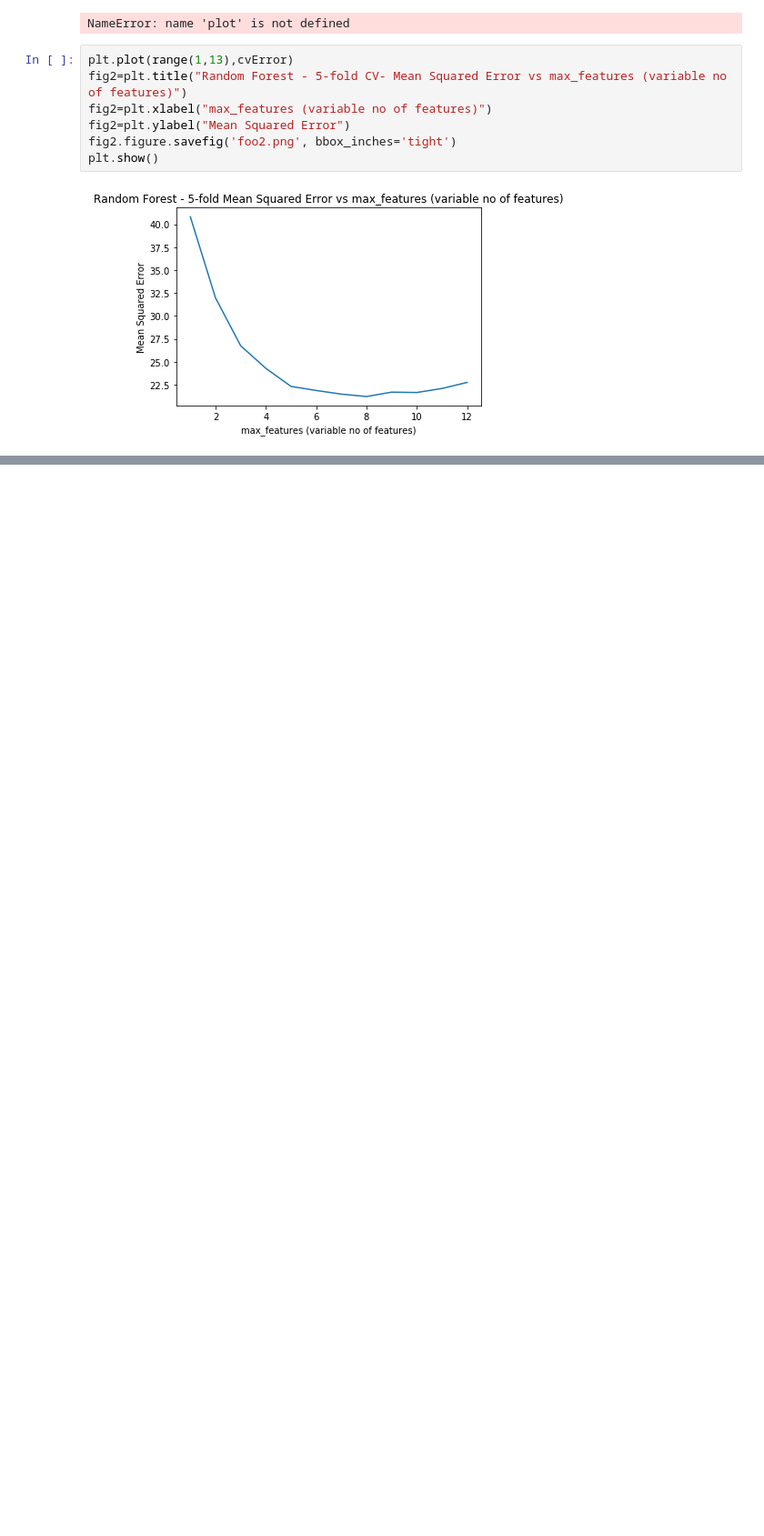
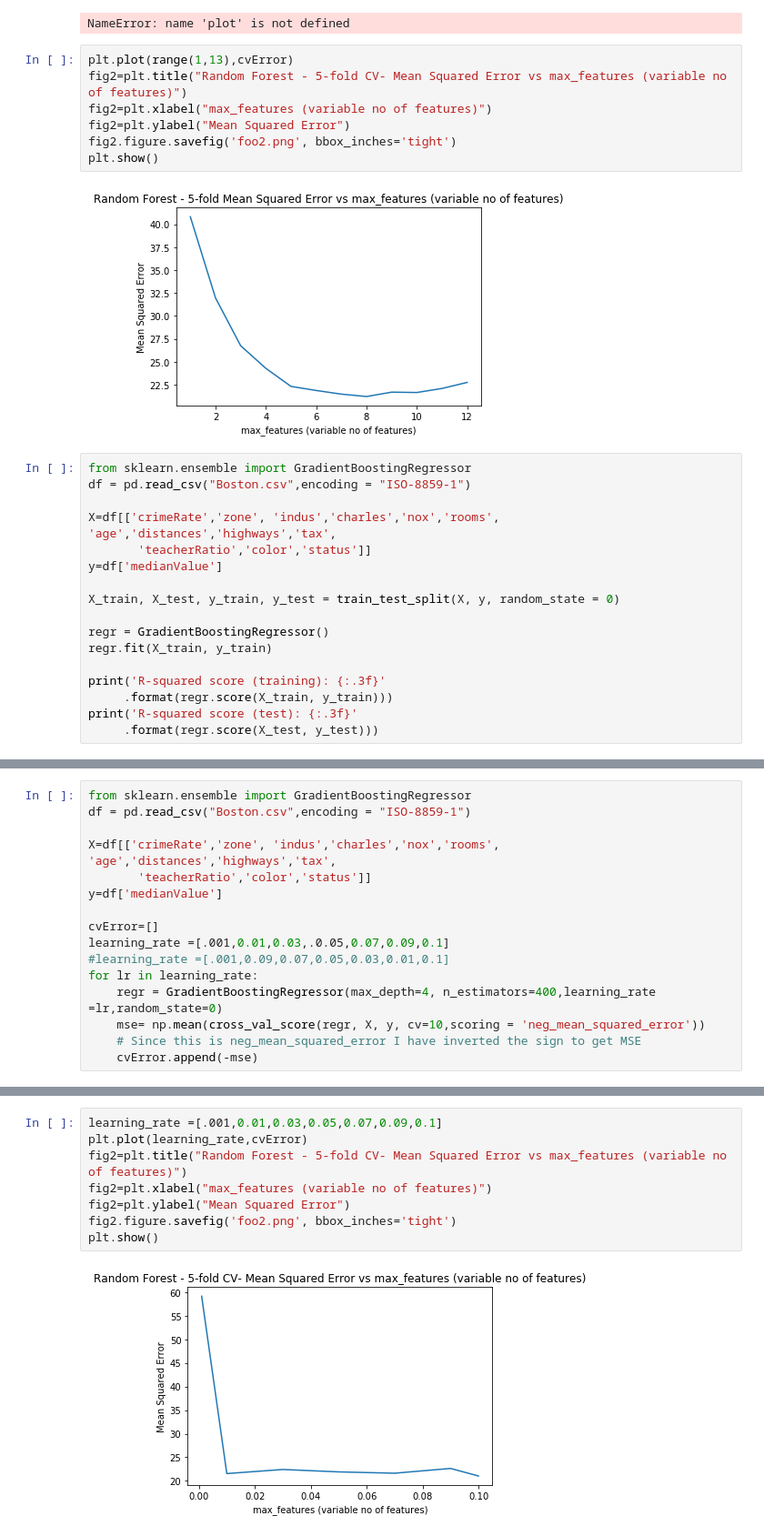
Before and after one commit to tvganesh/RPython-Part5, a Jupyter notebook: RandPython-Part5.ipynb, the cells around one changed output, grey strips where cells are left out. Shown at 91% size. Cells and saved outputs as stored; diff of their text form; blank space fills up the shorter version.

```diff
--- a/RandPython-Part5.ipynb
+++ b/RandPython-Part5.ipynb
@@ -237,3 +237,20 @@ fig2.figure.savefig('foo2.png', bbox_inches='tight')
 plt.show()
 # %% [output]
 [figure]
+# %%
+from sklearn.ensemble import GradientBoostingRegressor
+df = pd.read_csv("Boston.csv",encoding = "ISO-8859-1")
+
+X=df[['crimeRate','zone', 'indus','charles','nox','rooms', 'age','distances','highways','tax',
+       'teacherRatio','color','status']]
+y=df['medianValue']
+
+X_train, X_test, y_train, y_test = train_test_split(X, y, random_state = 0)
+
+regr = GradientBoostingRegressor()
+regr.fit(X_train, y_train)
+
+print('R-squared score (training): {:.3f}'
+     .format(regr.score(X_train, y_train)))
+print('R-squared score (test): {:.3f}'
+     .format(regr.score(X_test, y_test)))
@@ -239,0 +260,16 @@ plt.show()
+# %%
+from sklearn.ensemble import GradientBoostingRegressor
+df = pd.read_csv("Boston.csv",encoding = "ISO-8859-1")
+
+X=df[['crimeRate','zone', 'indus','charles','nox','rooms', 'age','distances','highways','tax',
+       'teacherRatio','color','status']]
+y=df['medianValue']
+
+cvError=[]
+learning_rate =[.001,0.01,0.03,.0.05,0.07,0.09,0.1]
+#learning_rate =[.001,0.09,0.07,0.05,0.03,0.01,0.1]
+for lr in learning_rate:
+    regr = GradientBoostingRegressor(max_depth=4, n_estimators=400,learning_rate =lr,random_state=0)
+    mse= np.mean(cross_val_score(regr, X, y, cv=10,scoring = 'neg_mean_squared_error'))
+    # Since this is neg_mean_squared_error I have inverted the sign to get MSE
+    cvError.append(-mse)
@@ -239,0 +290,10 @@ plt.show()
+# %%
+learning_rate =[.001,0.01,0.03,0.05,0.07,0.09,0.1]
+plt.plot(learning_rate,cvError)
+fig2=plt.title("Random Forest - 5-fold CV- Mean Squared Error vs max_features (variable no of features)")
+fig2=plt.xlabel("max_features (variable no of features)")
+fig2=plt.ylabel("Mean Squared Error")
+fig2.figure.savefig('foo2.png', bbox_inches='tight')
+plt.show()
+# %% [output]
+[figure, added]
```
Also changed, not shown: parts of 4 cells of this notebook, 2 other files.
